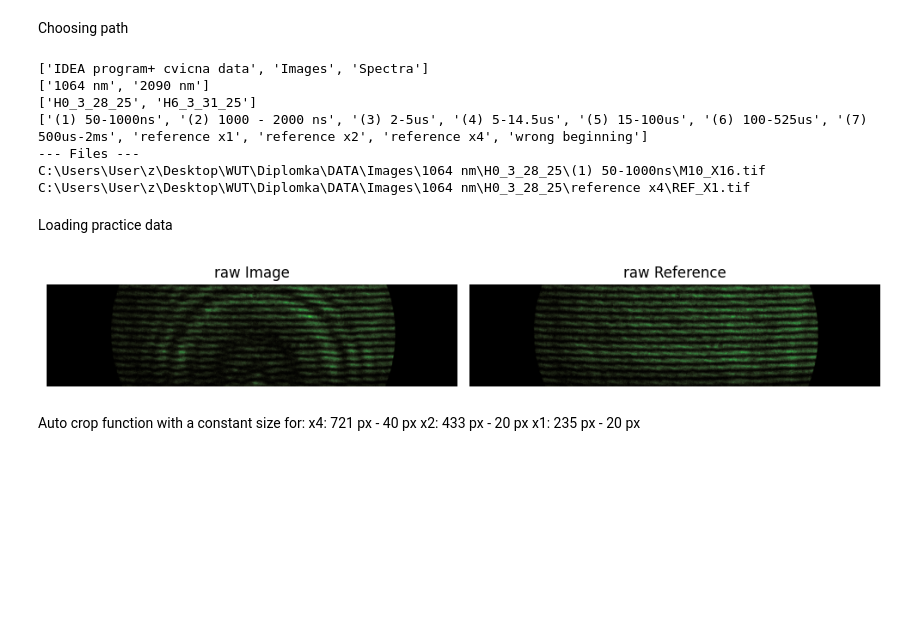
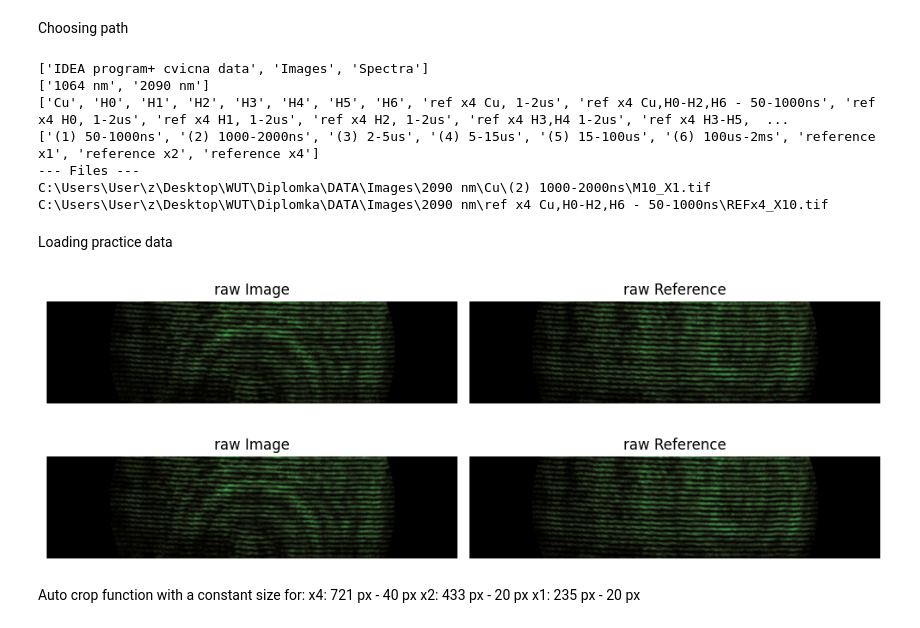
Before and after one commit to josef-codes/Abel-inversion, a Jupyter notebook: src/Phase_shift_extraction_automated.ipynb, the cells around one changed output. Saved outputs shown, nothing was run; the diff lists cells and outputs as text; code cells hidden in the pictures; blank space fills up the shorter version.

```diff
--- a/src/Phase_shift_extraction_automated.ipynb
+++ b/src/Phase_shift_extraction_automated.ipynb
@@ -36,23 +40,33 @@ Choosing path
 # %%
 path = constants.base_dir
 folders = global_utils.get_folder_names(path)
-# os.path.join
 folders2 = global_utils.get_folder_names(os.path.join(path, folders[1]))
-folders3 = global_utils.get_folder_names(path + "\\" + folders[1] + "\\" + folders2[0])
-folders4 = global_utils.get_folder_names(path + "\\" + folders[1] + "\\" + folders2[0] + "\\" + folders3[0])
+folders3 = global_utils.get_folder_names(os.path.join(path, folders[1], folders2[1]))
+path4 = os.path.join(path, folders[1], folders2[1], folders3[0])
+folders4 = global_utils.get_folder_names(path4)
 print(folders)
 print(folders2)
 print(folders3)
 print(folders4)
 # files
 print("--- Files ---")
-files_img = global_utils.get_file_names(path + "\\" + folders[1] + "\\" + folders2[0] + "\\" + folders3[1] + "\\" + folders4[0])
-files_ref = global_utils.get_file_names(path + "\\" + folders[1] + "\\" + folders2[0] + "\\" + folders3[0] + "\\" + folders4[9])
-# print(files_img)
-# print(files_ref)
-# path creation
-img_path = path + "\\" + folders[1] + "\\" + folders2[0] + "\\" + folders3[0] + "\\" + folders4[0] + "\\" + files_img[7]
-ref_path = path + "\\" + folders[1] + "\\" + folders2[0] + "\\" + folders3[0] + "\\" + folders4[9] + "\\" + files_ref[0]
+# path_img_files = os.path.join(path4, folders4[1])
+# files_img = global_utils.get_file_names(path_img_files)
+# path_ref_files = os.path.join(path4, folders4[9])
+# files_ref = global_utils.get_file_names(path_ref_files)
+# image path creation
+# img_path = os.path.join(path_img_files, files_img[85]) # 85 - H0_3_28_25\(2) 1000 - 2000 ns\M7_X10.tif
+# ref_path = os.path.join(path_ref_files, files_ref[19]) # 19 - H0_3_28_25\reference x4\REF_X9.tif
+
+# ------ 2090 nm ------
+path_img_files = os.path.join(path4, folders4[1])
+files_img = global_utils.get_file_names(path_img_files)
+img_path = os.path.join(path_img_files, files_img[0]) #
+path_ref_files = os.path.join(path, folders[1], folders2[1], folders3[9])
+files_ref = global_utils.get_file_names(path_ref_files)
+ref_path = os.path.join(path_ref_files, files_ref[1]) #
+
+
 # --- x2 ---
 # files_img = global_utils.get_file_names(path + "\\" + folders[1] + "\\" + folders2[0] + "\\" + folders3[0] + "\\" + folders4[2])
 # img_path = path + "\\" + folders[1] + "\\" + folders2[0] + "\\" + folders3[0] + "\\" + folders4[2] + "\\" + files_img[0]
@@ -68,41 +82,23 @@ print(ref_path)
 # %% [output]
 ['IDEA program+ cvicna data', 'Images', 'Spectra']
 ['1064 nm', '2090 nm']
-['H0_3_28_25', 'H6_3_31_25']
-['(1) 50-1000ns', '(2) 1000 - 2000 ns', '(3) 2-5us', '(4) 5-14.5us', '(5) 15-100us', '(6) 100-525us', '(7) 500us-2ms', 'reference x1', 'reference x2', 'reference x4', 'wrong beginning']
+['Cu', 'H0', 'H1', 'H2', 'H3', 'H4', 'H5', 'H6', 'ref x4 Cu, 1-2us', 'ref x4 Cu,H0-H2,H6 - 50-1000ns', 'ref x4 H0, 1-2us', 'ref x4 H1, 1-2us', 'ref x4 H2, 1-2us', 'ref x4 H3,H4 1-2us', 'ref x4 H3-H5,  ...
+['(1) 50-1000ns', '(2) 1000-2000ns', '(3) 2-5us', '(4) 5-15us', '(5) 15-100us', '(6) 100us-2ms', 'reference x1', 'reference x2', 'reference x4']
 --- Files ---
-C:\Users\User\z\Desktop\WUT\Diplomka\DATA\Images\1064 nm\H0_3_28_25\(1) 50-1000ns\M10_X16.tif
-C:\Users\User\z\Desktop\WUT\Diplomka\DATA\Images\1064 nm\H0_3_28_25\reference x4\REF_X1.tif
+C:\Users\User\z\Desktop\WUT\Diplomka\DATA\Images\2090 nm\Cu\(2) 1000-2000ns\M10_X1.tif
+C:\Users\User\z\Desktop\WUT\Diplomka\DATA\Images\2090 nm\ref x4 Cu,H0-H2,H6 - 50-1000ns\REFx4_X10.tif
 # %% [markdown]
 Loading practice data
 # %%
 img = tiff.imread(img_path)
 ref = tiff.imread(ref_path)
 
 colormap = cmr.nuclear
-def plot_two_images(img1, img2, title1='Image 1', title2='Image 2', cmap='cmr.nuclear'):
-    # Get colormap from cmasher
-    comap = eval(cmap) if isinstance(cmap, str) else cmap
-
-    fig, axs = plt.subplots(1, 2, figsize=(10, 5))
-
-    axs[0].imshow(img1, cmap=comap)
-    axs[0].set_title(title1)
-    axs[0].axis('off')
-
-    axs[1].imshow(img2, cmap=comap)
-    axs[1].set_title(title2)
-    axs[1].axis('off')
-
-    plt.tight_layout()
-    plt.show()
-
-#plot_two_images(img, ref, title1='raw Image', title2='raw Reference',cmap=colormap)
-
 global_functions_im.plot_two_images(img, ref, title1='raw Image', title2='raw Reference',cmap=colormap)
 # global_functions_im.plot_two_images(img, ref, title1='raw Image', title2='raw Reference',cmap=colormap)
 # %% [output]
-[figure, old version]
+[figure, new version]
+[figure, added]
 # %% [markdown]
 Auto crop function with a constant size for:
 x4: 721 px - 40 px
```
Also changed, not shown: parts of 13 cells of this notebook, 4 other files.
